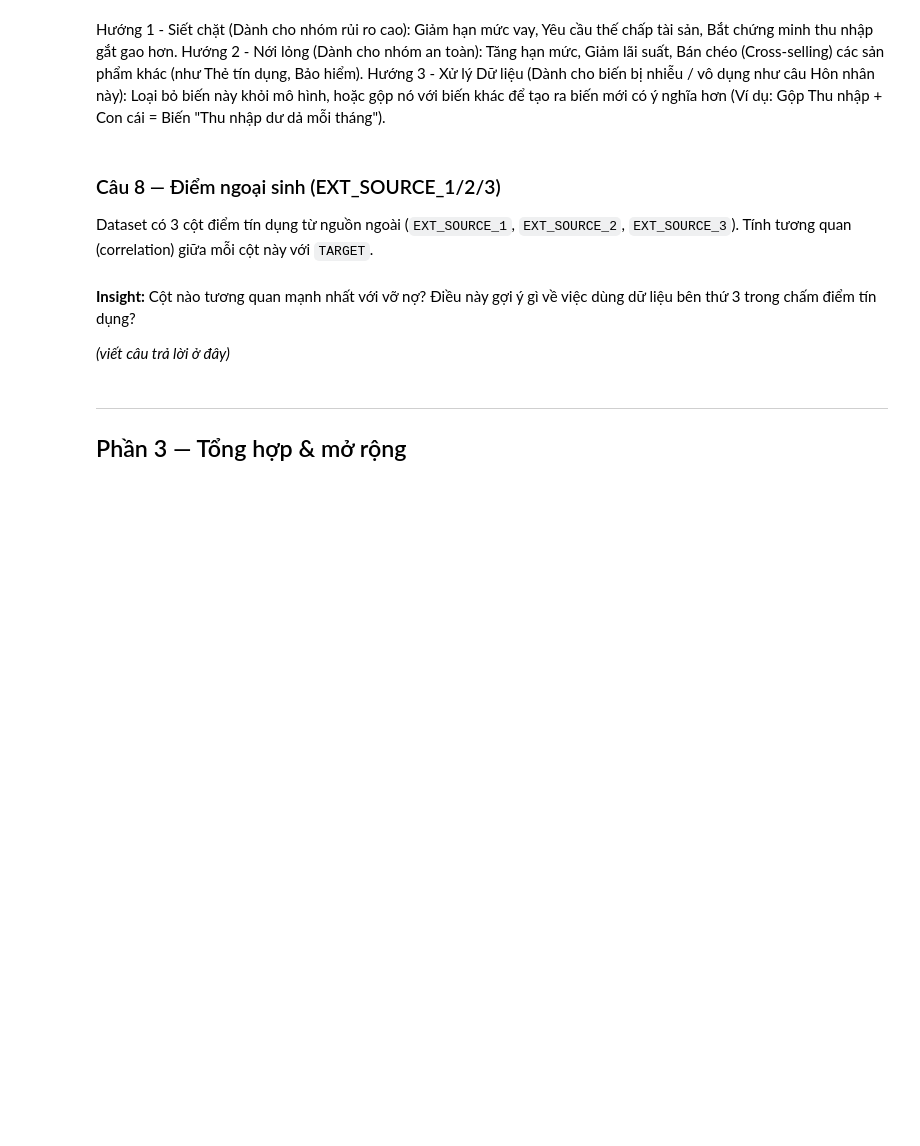
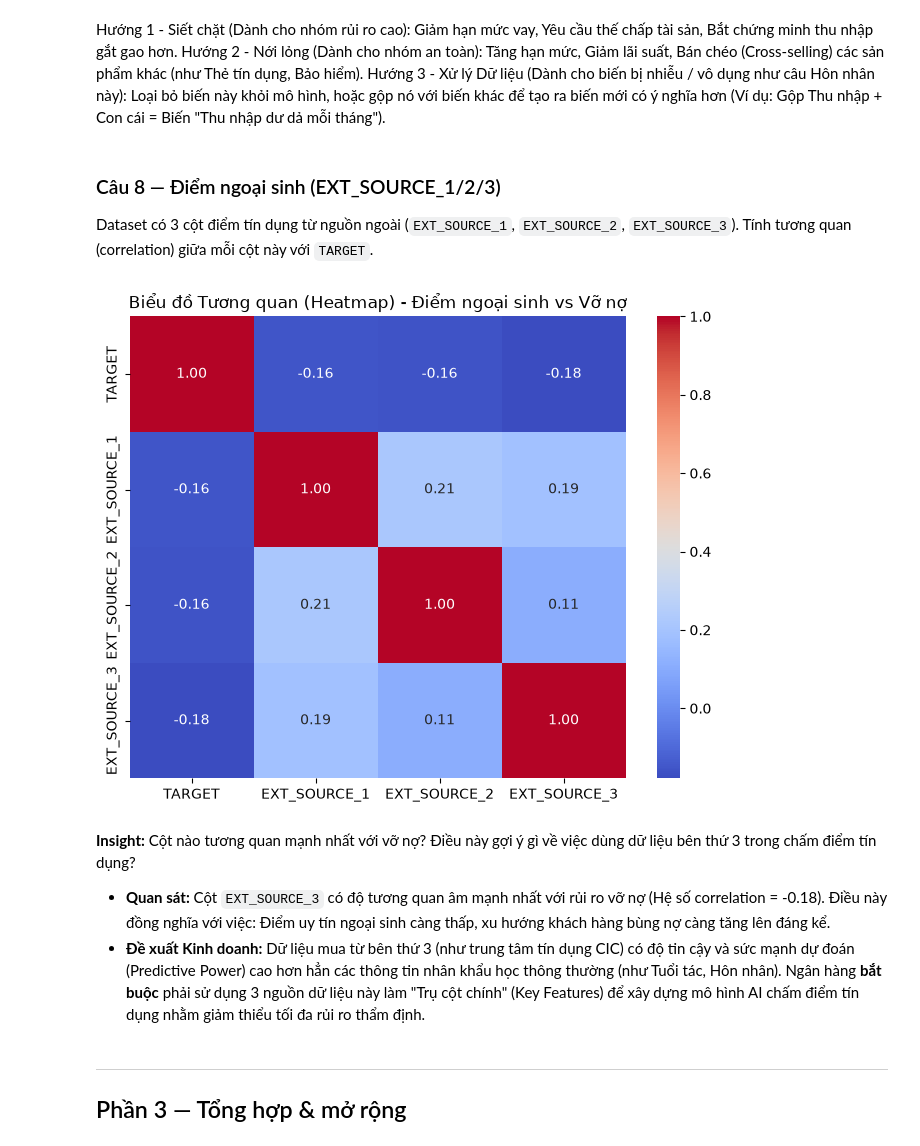
Before and after one commit to tuananhvui7-collab/credit-risk-eda, a Jupyter notebook: credit_risk_eda_template.ipynb, the cells around one changed output. Saved outputs shown, nothing was run; the diff lists cells and outputs as text; code cells hidden in the pictures; blank space fills up the shorter version.

```diff
--- a/credit_risk_eda_template.ipynb
+++ b/credit_risk_eda_template.ipynb
@@ -776,10 +776,28 @@ Hướng 3 - Xử lý Dữ liệu (Dành cho biến bị nhiễu / vô dụng nh
 # %% [markdown]
 ### Câu 8 — Điểm ngoại sinh (EXT_SOURCE_1/2/3)
 Dataset có 3 cột điểm tín dụng từ nguồn ngoài (`EXT_SOURCE_1`, `EXT_SOURCE_2`, `EXT_SOURCE_3`). Tính tương quan (correlation) giữa mỗi cột này với `TARGET`.
+# %%
+import seaborn as sns
+import matplotlib.pyplot as plt
+plt.figure(figsize=(8, 6))
+
+# Lọc ra cột TARGET và 3 cột EXT_SOURCE
+cot_can_xem = ['TARGET', 'EXT_SOURCE_1', 'EXT_SOURCE_2', 'EXT_SOURCE_3']
+
+# Dùng hàm .corr() để xem sự tương quan giữa chúng
+ma_tranh_tuong_quan = df[cot_can_xem].corr()
+
+# Hiển thị kết quả
+sns.heatmap(ma_tranh_tuong_quan, annot=True, cmap='coolwarm', fmt=".2f")
+
+plt.title("Biểu đồ Tương quan (Heatmap) - Điểm ngoại sinh vs Vỡ nợ")
+plt.show()
+# %% [output]
+[figure, added]
 # %% [markdown]
 **Insight:** Cột nào tương quan mạnh nhất với vỡ nợ? Điều này gợi ý gì về việc dùng dữ liệu bên thứ 3 trong chấm điểm tín dụng?
-
-_(viết câu trả lời ở đây)_
+*   **Quan sát:** Cột `EXT_SOURCE_3` có độ tương quan âm mạnh nhất với rủi ro vỡ nợ (Hệ số correlation = -0.18). Điều này đồng nghĩa với việc: Điểm uy tín ngoại sinh càng thấp, xu hướng khách hàng bùng nợ càng tăng lên đáng kể.
+*   **Đề xuất Kinh doanh:** Dữ liệu mua từ bên thứ 3 (như trung tâm tín dụng CIC) có độ tin cậy và sức mạnh dự đoán (Predictive Power) cao hơn hẳn các thông tin nhân khẩu học thông thường (như Tuổi tác, Hôn nhân). Ngân hàng **bắt buộc** phải sử dụng 3 nguồn dữ liệu này làm "Trụ cột chính" (Key Features) để xây dựng mô hình AI chấm điểm tín dụng nhằm giảm thiểu tối đa rủi ro thẩm định.
 # %% [markdown]
 ---
 ## Phần 3 — Tổng hợp & mở rộng
```
Also changed, not shown: parts of 4 cells of this notebook.
